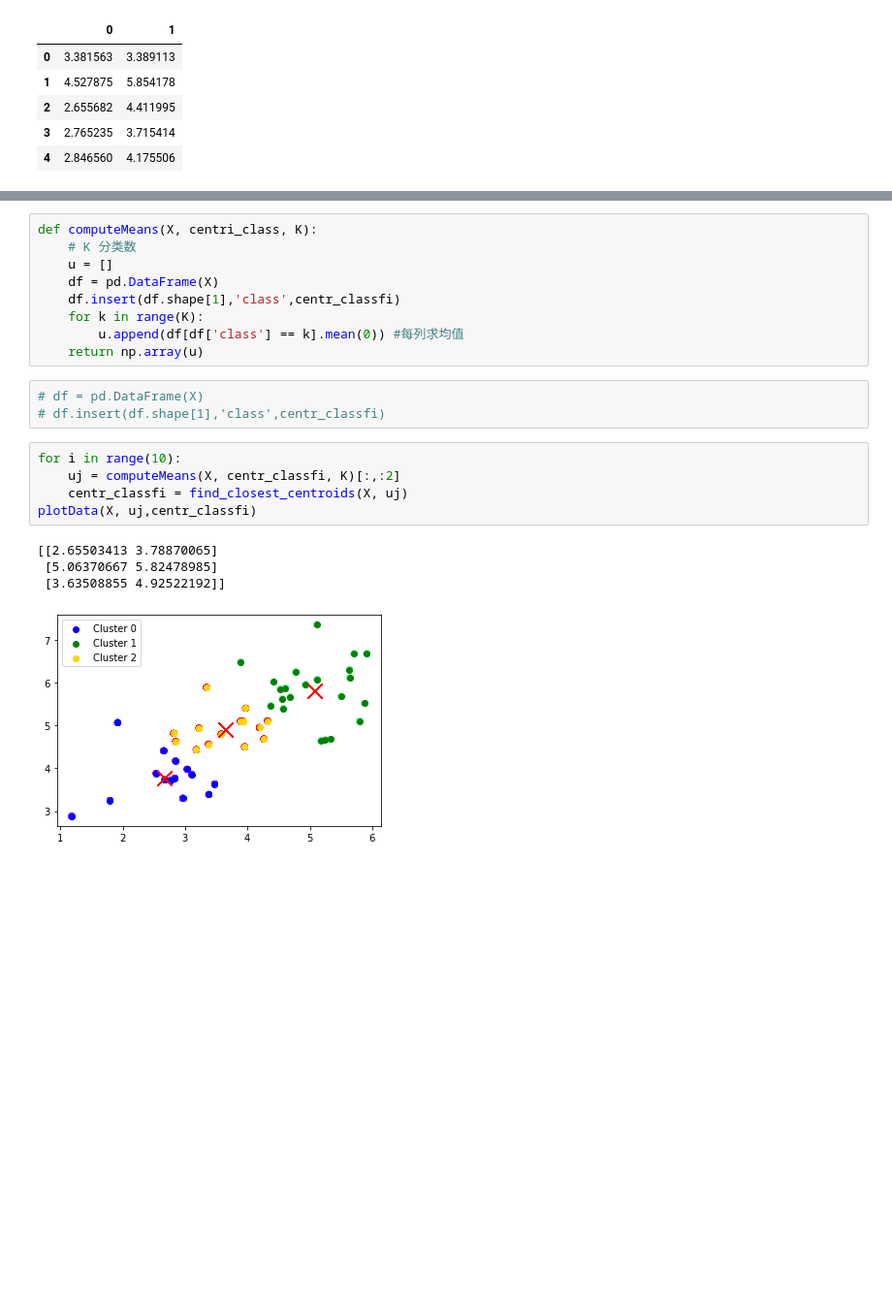
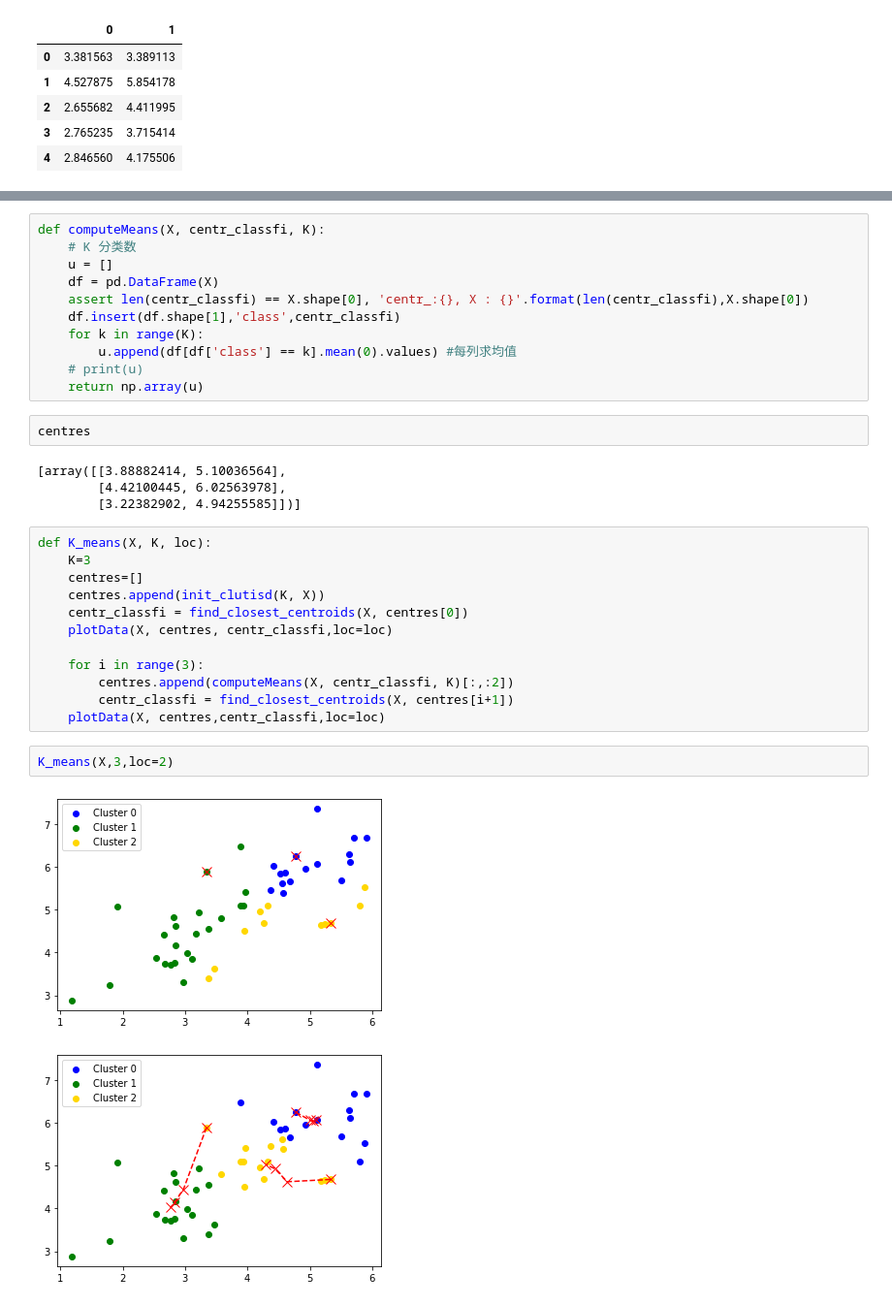
Before and after one commit to taoxianpeng/Machine_Learning_WuEnda, a Jupyter notebook: ex7.ipynb, the cells around one changed output, grey strips where cells are left out. Shown: that part at 97% size. Cells and saved outputs as stored; diff of their text form; blank space fills up the shorter version.

```diff
--- a/ex7.ipynb
+++ b/ex7.ipynb
@@ -98,22 +106,34 @@ plotData(X, uj, centr_classfi)
 # %%
-def computeMeans(X, centri_class, K):
+def computeMeans(X, centr_classfi, K):
     # K 分类数
     u = []
     df = pd.DataFrame(X)
+    assert len(centr_classfi) == X.shape[0], 'centr_:{}, X : {}'.format(len(centr_classfi),X.shape[0])
     df.insert(df.shape[1],'class',centr_classfi)
     for k in range(K):
-        u.append(df[df['class'] == k].mean(0)) #每列求均值
+        u.append(df[df['class'] == k].mean(0).values) #每列求均值
+    # print(u)
     return np.array(u)
-# %%
-# df = pd.DataFrame(X)
-# df.insert(df.shape[1],'class',centr_classfi)
-# %%
-for i in range(10):
-    uj = computeMeans(X, centr_classfi, K)[:,:2]
-    centr_classfi = find_closest_centroids(X, uj)
-plotData(X, uj,centr_classfi)
-# %% [output]
-[[2.65503413 3.78870065]
- [5.06370667 5.82478985]
- [3.63508855 4.92522192]]
-[figure, removed]
+# %%
+centres
+# %% [output]
+[array([[3.88882414, 5.10036564],
+        [4.42100445, 6.02563978],
+        [3.22382902, 4.94255585]])]
+# %%
+def K_means(X, K, loc):
+    K=3
+    centres=[]
+    centres.append(init_clutisd(K, X))
+    centr_classfi = find_closest_centroids(X, centres[0])
+    plotData(X, centres, centr_classfi,loc=loc)
+
+    for i in range(3):
+        centres.append(computeMeans(X, centr_classfi, K)[:,:2])
+        centr_classfi = find_closest_centroids(X, centres[i+1])
+    plotData(X, centres,centr_classfi,loc=loc)
+# %%
+K_means(X,3,loc=2)
+# %% [output]
+[figure, added]
+[figure, added]
```
Also changed, not shown: parts of 7 cells of this notebook.
